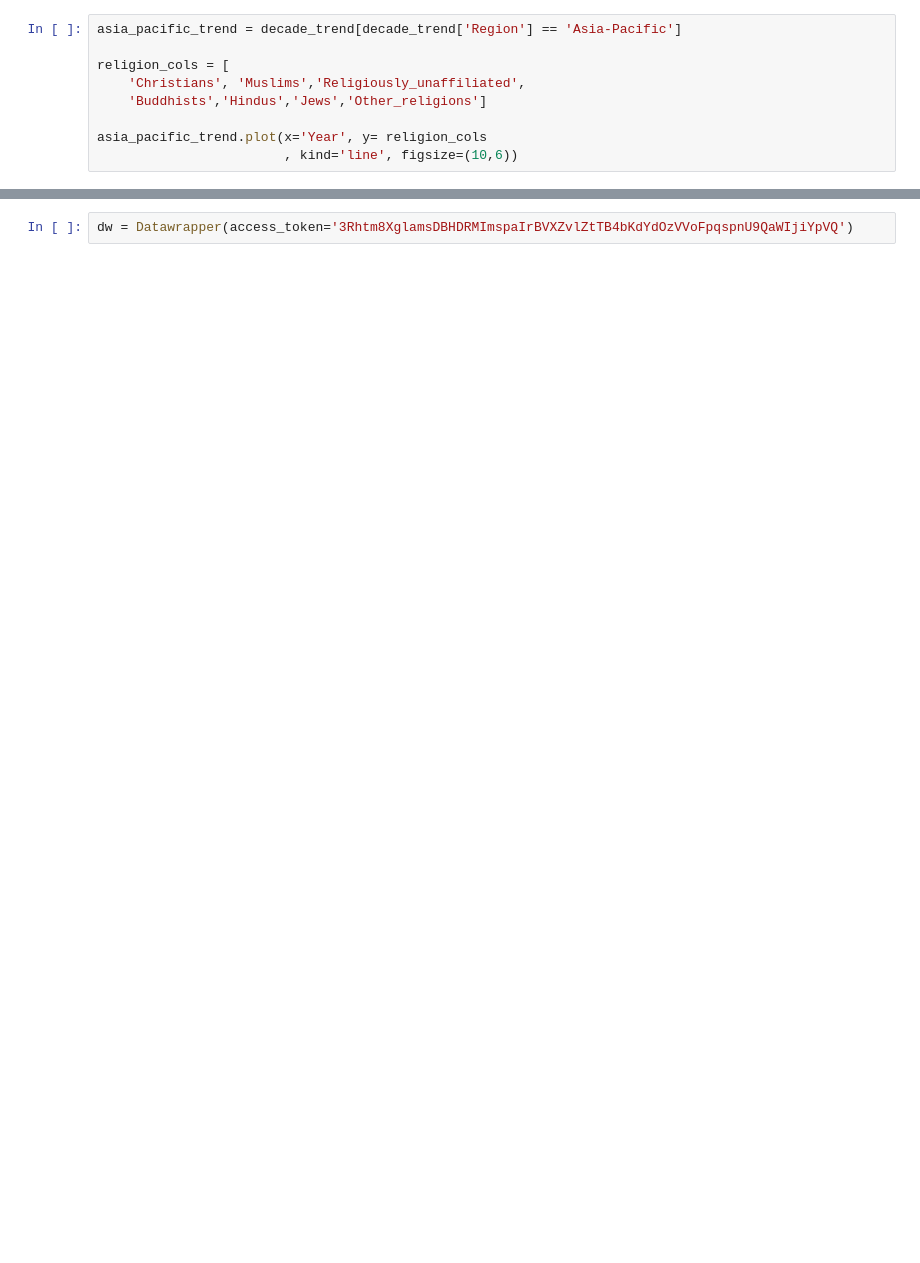
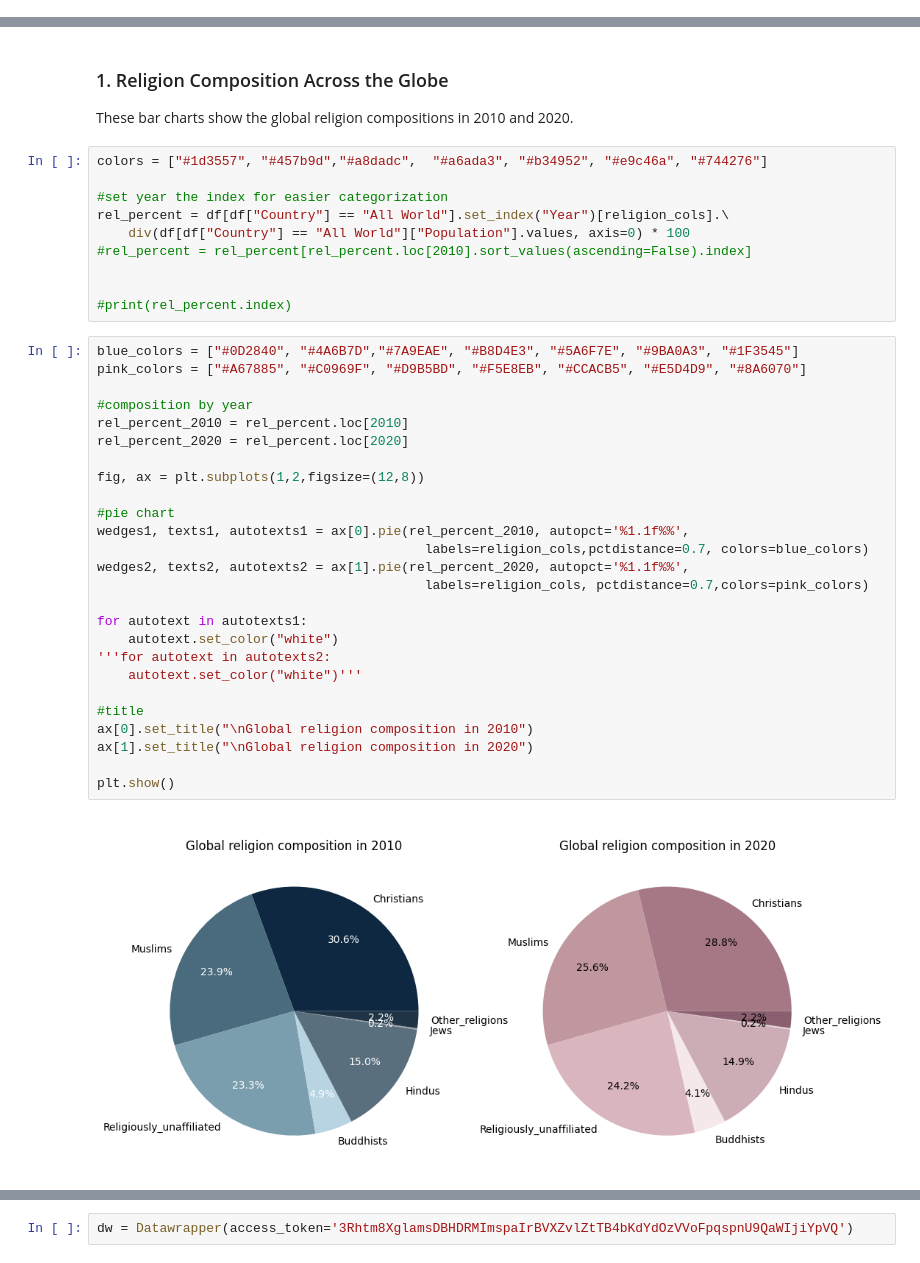
Before and after one commit to bsm2208/religion_trend, a Jupyter notebook: notebooks/religion_analysis.ipynb, the cells around one changed output, grey strips where cells are left out. Saved outputs shown, nothing was run; the diff lists cells and outputs as text; blank space fills up the shorter version.

```diff
--- a/notebooks/religion_analysis.ipynb
+++ b/notebooks/religion_analysis.ipynb
@@ -29,9 +61,0 @@ decade_trend[num_cols] = decade_trend[num_cols].replace(',','').apply(pd.to_nume
-# %%
-asia_pacific_trend = decade_trend[decade_trend['Region'] == 'Asia-Pacific']
-
-religion_cols = [
-    'Christians', 'Muslims','Religiously_unaffiliated',
-    'Buddhists','Hindus','Jews','Other_religions']
-
-asia_pacific_trend.plot(x='Year', y= religion_cols
-                        , kind='line', figsize=(10,6))
@@ -54,0 +98,42 @@ dtype: object
+# %% [markdown]
+### 1. Religion Composition Across the Globe
+
+These bar charts show the global religion compositions in 2010 and 2020.
+# %%
+colors = ["#1d3557", "#457b9d","#a8dadc",  "#a6ada3", "#b34952", "#e9c46a", "#744276"]
+
+#set year the index for easier categorization
+rel_percent = df[df["Country"] == "All World"].set_index("Year")[religion_cols].\
+    div(df[df["Country"] == "All World"]["Population"].values, axis=0) * 100
+#rel_percent = rel_percent[rel_percent.loc[2010].sort_values(ascending=False).index]
+
+
+#print(rel_percent.index)
+# %%
+blue_colors = ["#0D2840", "#4A6B7D","#7A9EAE", "#B8D4E3", "#5A6F7E", "#9BA0A3", "#1F3545"]
+pink_colors = ["#A67885", "#C0969F", "#D9B5BD", "#F5E8EB", "#CCACB5", "#E5D4D9", "#8A6070"]
+
+#composition by year
+rel_percent_2010 = rel_percent.loc[2010]
+rel_percent_2020 = rel_percent.loc[2020]
+
+fig, ax = plt.subplots(1,2,figsize=(12,8))
+
+#pie chart
+wedges1, texts1, autotexts1 = ax[0].pie(rel_percent_2010, autopct='%1.1f%%',
+                                          labels=religion_cols,pctdistance=0.7, colors=blue_colors)
+wedges2, texts2, autotexts2 = ax[1].pie(rel_percent_2020, autopct='%1.1f%%',
+                                          labels=religion_cols, pctdistance=0.7,colors=pink_colors)
+
+for autotext in autotexts1:
+    autotext.set_color("white")
+'''for autotext in autotexts2:
+    autotext.set_color("white")'''
+
+#title
+ax[0].set_title("\nGlobal religion composition in 2010")
+ax[1].set_title("\nGlobal religion composition in 2020")
+
+plt.show()
+# %% [output]
+[figure, added]
```
Also changed, not shown: parts of 44 cells of this notebook.
